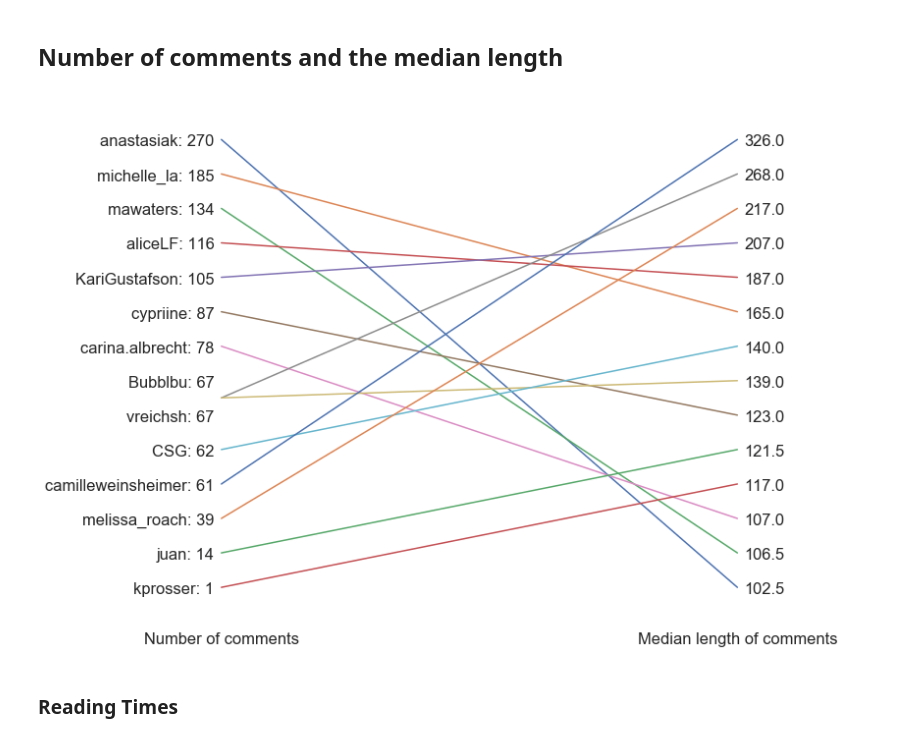
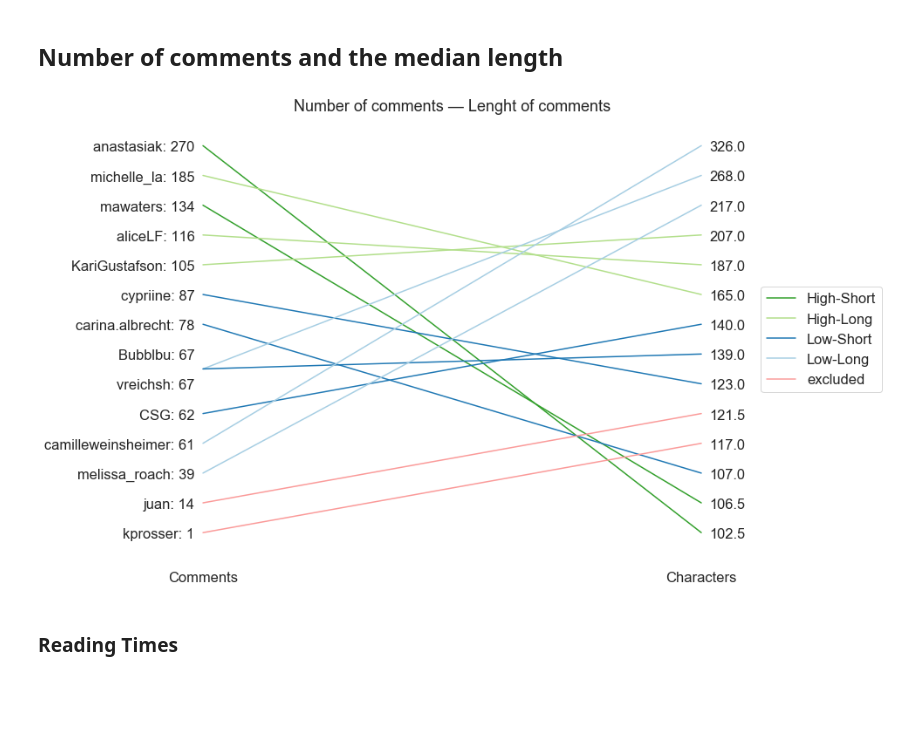
Before and after one commit to Bubblbu/public-knowledge-annotations, a Jupyter notebook: code/results.ipynb, the cells around one changed output. Saved outputs shown, nothing was run; the diff lists cells and outputs as text; code cells hidden in the pictures; blank space fills up the shorter version.

```diff
--- a/code/results.ipynb
+++ b/code/results.ipynb
@@ -17,6 +18,7 @@ import seaborn as sns
 sns.set(rc={'figure.figsize':(11.7,8.27)})
 sns.set(font_scale=1.5)
 sns.set_style("whitegrid")
+sns.set_palette("Paired")
 
 savefigs = True
 
@@ -101,3 +103,16 @@ print("Our comments: {}".format(sum(our_comments)))
 All comments: 1431
 Comments before PDC: 24
 Our comments: 1286
+# %%
+x = classes.sort_values(by="date")[['date', 'name', 'part', 'speaker']]
+x['readings'] = readings.groupby("week").count()['url']
+x['comments'] = readings.groupby("week")['total'].sum()
+x.fillna(0, inplace=True)
+
+x['date'] = x['date'].map(lambda x: x.strftime('%Y-%m-%d'))
+x['comments'] = x['comments'].map(int)
+x['readings'] = x['readings'].map(int)
+
+x.index.name = "Week"
+x.columns = ["Date", "Title", "Part", "Speaker", "# of readings", "# of comments"]
+x
@@ -233,7 +335,7 @@ for ax, by, l in zip(axes, ["part", "week", "url_id"], labels):
     ax.legend_.remove()
     ax.set_xlabel(l);
     ax.set_xticklabels([])
-    ax.set_ylabel("Number of comments")
+    ax.set_ylabel("Comments")
     sns.despine(right=True, top=True, ax=ax)
 plt.tight_layout()
 # %% [output]
@@ -262,7 +364,40 @@ plt.tight_layout()
 counts = pd.DataFrame(columns=["total", "median"])
 counts['total'] = comments.user.value_counts()
 counts['median'] = comments.groupby("user")["text"].apply(lambda x: median([len(str(y)) for y in x.tolist()]))
-counts.rank(ascending=False).T.plot(legend=False)
+# counts.rank(ascending=False).T.plot(legend=False)
+
+groups = {
+    "High-Long": ["aliceLF", "KariGustafson", "michelle_la"],
+    "High-Short": ["anastasiak", "mawaters"],
+    "Low-Long": ["Bubblbu", "camilleweinsheimer", "melissa_roach"],
+    "Low-Short": ["carina.albrecht", "cypriine", "CSG", "vreichsh"],
+}
+
+col = sns.color_palette(n_colors=5)
+pdf = counts.rank(ascending=False)
+labels = []
+for i, row in pdf.iterrows():
+    l = None
+    c = None
+    for ix, (g, names) in enumerate(groups.items()):
+        if i in names:
+            l = g
+            c = col[ix]
+    if not l:
+        l = "excluded"
+        c = col[-1]
+
+    plt.plot([row['total'],row['median']], label=l if l not in labels else "", c=c)
+    labels.append(l)
+
+# plt.legend(loc="right")
+# Shrink current axis by 20%
+ax = plt.gca()
+box = ax.get_position()
+ax.set_position([box.x0, box.y0, box.width * 0.8, box.height])
+
+# Put a legend to the right of the current axis
+ax.legend(loc='center left', bbox_to_anchor=(1.05, 0.5))
 
 ax1 = plt.gca()
 ax1.set_ylim((0,15))
@@ -272,35 +407,38 @@ ax2.set_ylim((0,15))
 
 ax1.set_yticks(range(1, 15))
 ax2.set_yticks(range(1, 15))
 
 labels_1 = []
 for k, v in counts['total'].items():
     labels_1.append("{}: {}".format(k, v))
 ax1.set_yticklabels(labels_1)
 
 labels_2 = []
 for k, v in counts['median'].sort_values().items():
     labels_2.append("{}".format(v))
 ax2.set_yticklabels(labels_2)
 
 ax1.invert_yaxis()
 
-plt.xticks([0,1], ["Number of comments", "Median length of comments"]);
+plt.title("Number of comments — Lenght of comments")
+plt.xticks([0,1], ["Comments", "Characters"]);
 ax1.grid(False)
 ax2.grid(False)
 ax1.yaxis.set_ticks_position('none')
 ax2.yaxis.set_ticks_position('none')
 ax1.tick_params(axis='y', pad=-25)
 ax2.tick_params(axis='y', pad=-25)
 
 # plt.subplots_adjust(hspace=0)
+
+
 plt.tight_layout()
 sns.despine(right=True, top=True, bottom=True, left=True, trim=True)
 
 if savefigs:
     plt.savefig(str(plot_dir / "user_ranks_length_vs_comments.png"), bbox_inches="tight")
 # %% [output]
-[figure, old version]
+[figure, new version]
 # %% [markdown]
 ### Reading Times
 # %%
```
Also changed, not shown: parts of 13 cells of this notebook, 12 other files.
